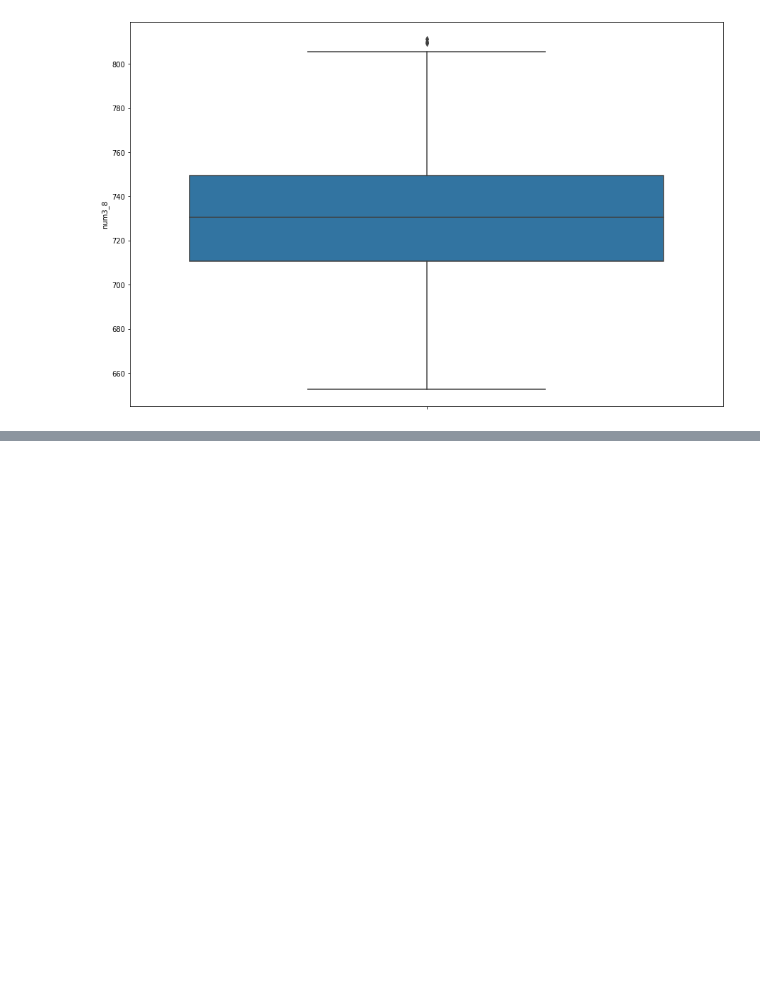
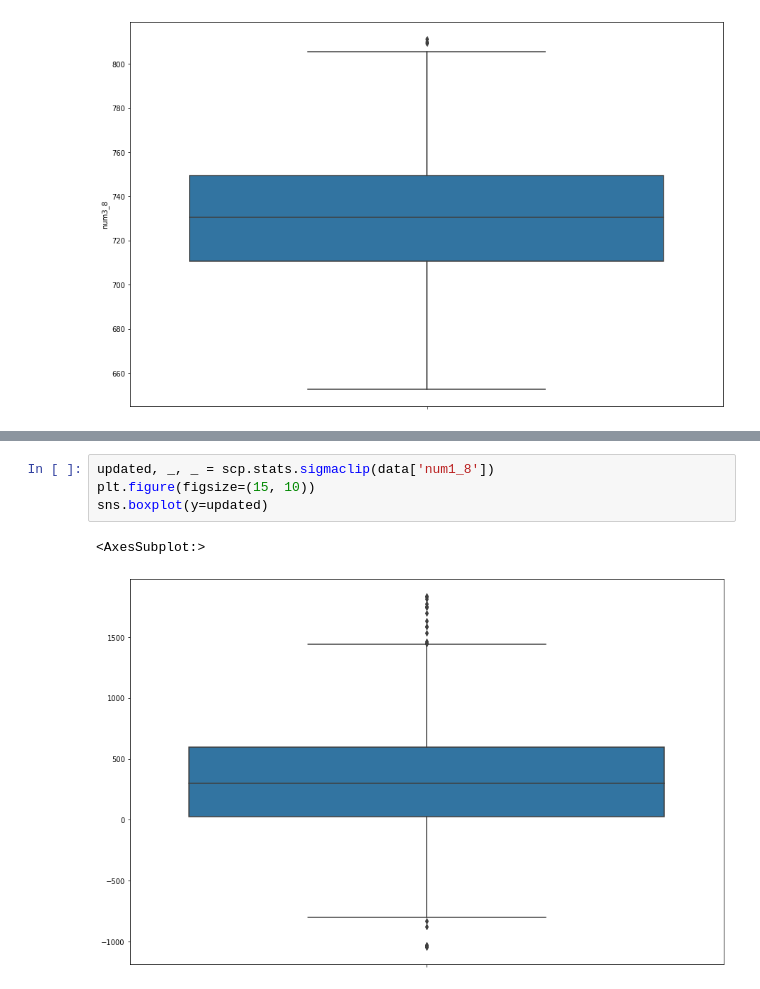
Before and after one commit to Xorsiphus/SOM, a Jupyter notebook: Lab_2/main.ipynb, the cells around one changed output, grey strips where cells are left out. Saved outputs shown, nothing was run; the diff lists cells and outputs as text; blank space fills up the shorter version.

```diff
--- a/Lab_2/main.ipynb
+++ b/Lab_2/main.ipynb
@@ -122,0 +142,7 @@ sns.boxplot(y=data['num3_8'])
+# %%
+updated, _, _ = scp.stats.sigmaclip(data['num1_8'])
+plt.figure(figsize=(15, 10))
+sns.boxplot(y=updated)
+# %% [output]
+<AxesSubplot:>
+[figure, added]
```
Also changed, not shown: parts of 32 cells of this notebook, 1 other file.
